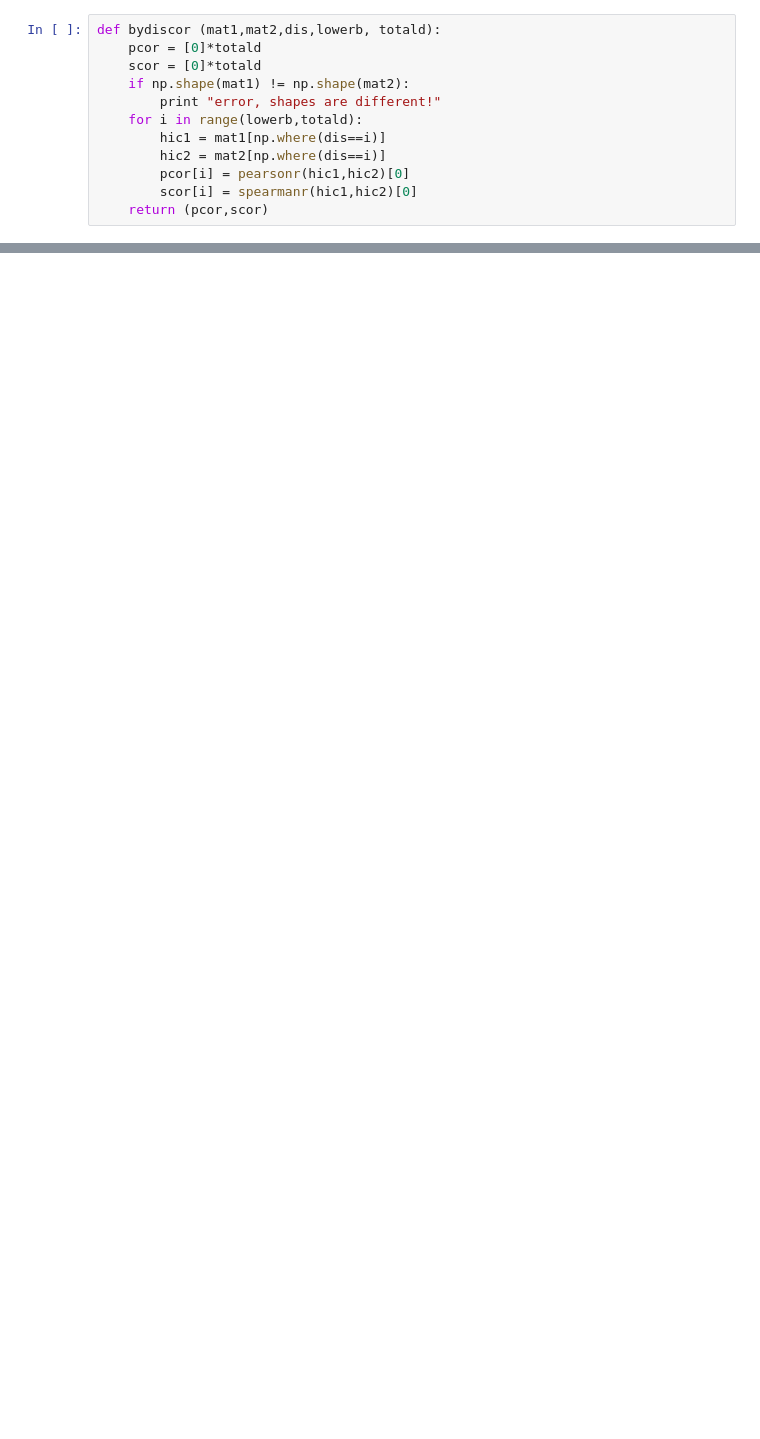
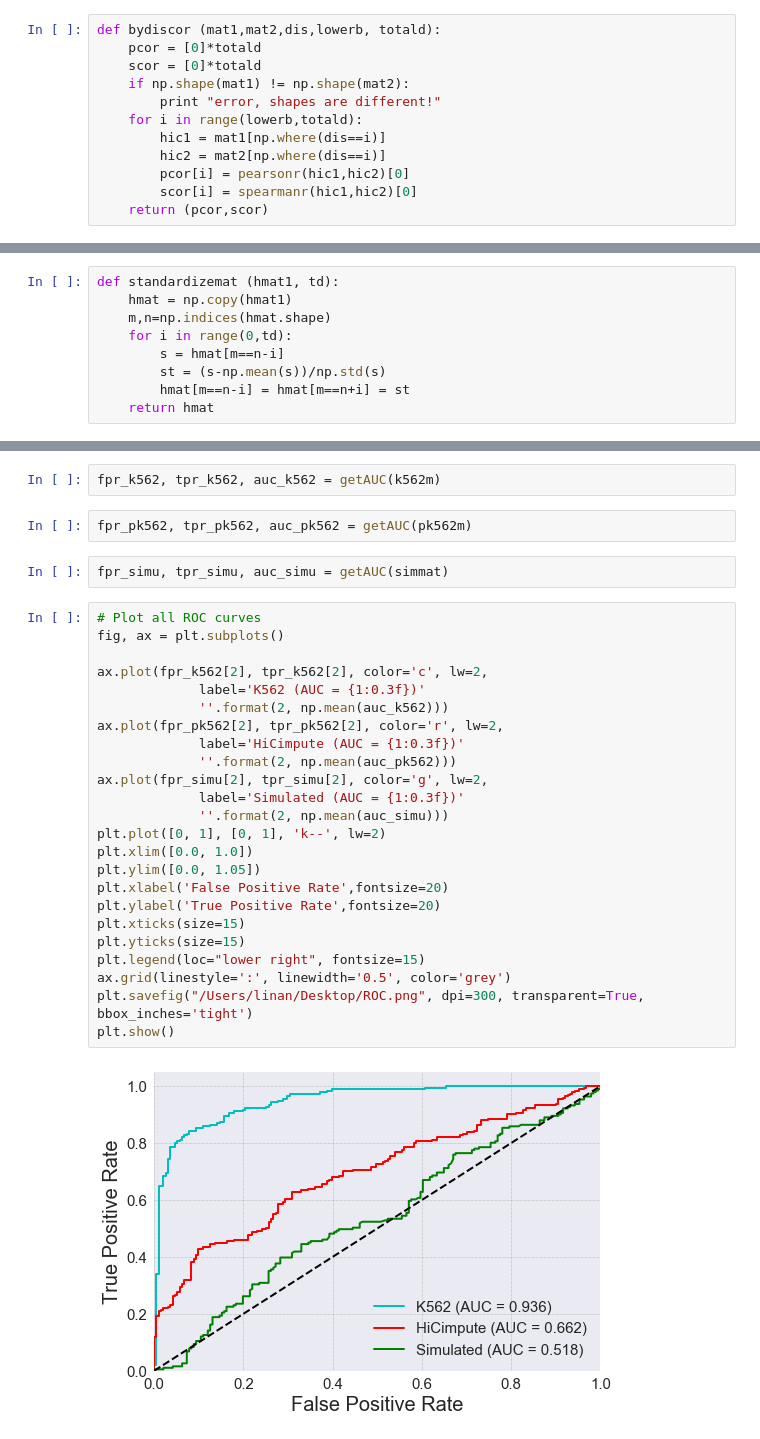
Before and after one commit to anlin00007/HiCimpute, a Jupyter notebook: pipeline.ipynb, the cells around one changed output, grey strips where cells are left out. Cells and saved outputs as stored; diff of their text form; blank space fills up the shorter version.

```diff
--- a/pipeline.ipynb
+++ b/pipeline.ipynb
@@ -243,0 +357,9 @@ len(labelsTest2)
+# %%
+def standardizemat (hmat1, td):
+    hmat = np.copy(hmat1)
+    m,n=np.indices(hmat.shape)
+    for i in range(0,td):
+        s = hmat[m==n-i]
+        st = (s-np.mean(s))/np.std(s)
+        hmat[m==n-i] = hmat[m==n+i] = st
+    return hmat
@@ -243,0 +388,32 @@ len(labelsTest2)
+# %%
+fpr_k562, tpr_k562, auc_k562 = getAUC(k562m)
+# %%
+fpr_pk562, tpr_pk562, auc_pk562 = getAUC(pk562m)
+# %%
+fpr_simu, tpr_simu, auc_simu = getAUC(simmat)
+# %%
+# Plot all ROC curves
+fig, ax = plt.subplots()
+
+ax.plot(fpr_k562[2], tpr_k562[2], color='c', lw=2,
+             label='K562 (AUC = {1:0.3f})'
+             ''.format(2, np.mean(auc_k562)))
+ax.plot(fpr_pk562[2], tpr_pk562[2], color='r', lw=2,
+             label='HiCimpute (AUC = {1:0.3f})'
+             ''.format(2, np.mean(auc_pk562)))
+ax.plot(fpr_simu[2], tpr_simu[2], color='g', lw=2,
+             label='Simulated (AUC = {1:0.3f})'
+             ''.format(2, np.mean(auc_simu)))
+plt.plot([0, 1], [0, 1], 'k--', lw=2)
+plt.xlim([0.0, 1.0])
+plt.ylim([0.0, 1.05])
+plt.xlabel('False Positive Rate',fontsize=20)
+plt.ylabel('True Positive Rate',fontsize=20)
+plt.xticks(size=15)
+plt.yticks(size=15)
+plt.legend(loc="lower right", fontsize=15)
+ax.grid(linestyle=':', linewidth='0.5', color='grey')
+plt.savefig("/Users/linan/Desktop/ROC.png", dpi=300, transparent=True, bbox_inches='tight')
+plt.show()
+# %% [output]
+[figure, added]
```
Also changed, not shown: parts of 75 cells of this notebook.
